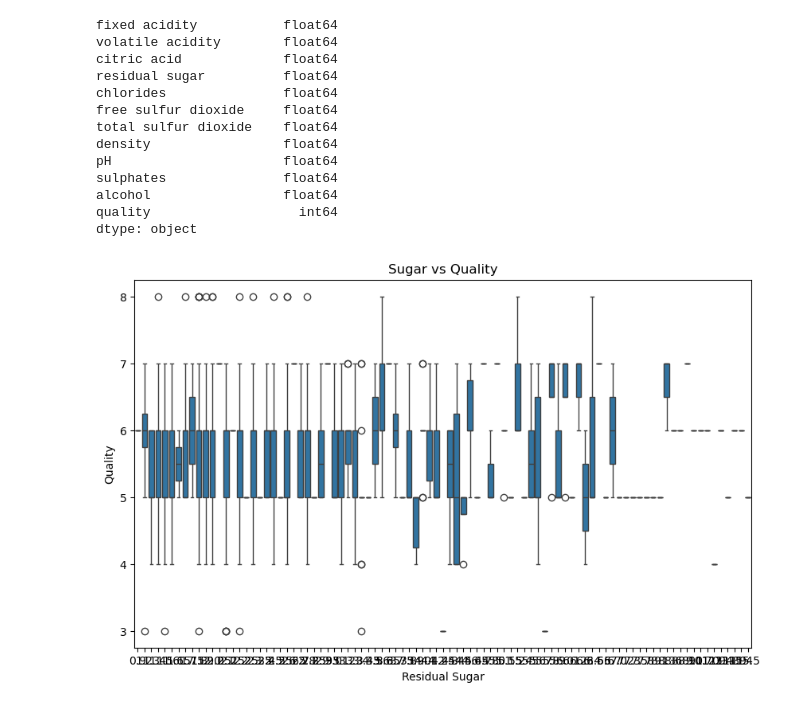
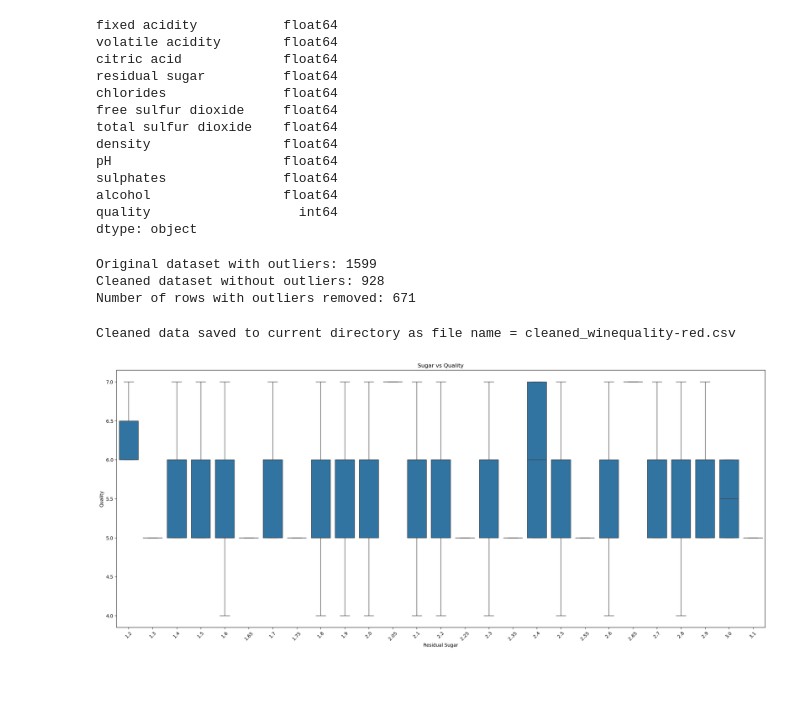
Before and after one commit to ramprashant66/CSC177_Poject1, a Jupyter notebook: assignment 2/Assignment2.ipynb, the cells around one changed output. Drawn from its saved outputs; the diff is of its cells as text; code cells hidden in the pictures; blank space fills up the shorter version.

Commit message:
Added Loan-Amount dataset with all preprocessing done (missing data, duplicates, outliers, hot-encoding and balancing). Completed the coding part of part (a) - Single and multiple regression.

```diff
--- a/assignment 2/Assignment2.ipynb
+++ b/assignment 2/Assignment2.ipynb
@@ -157,26 +164,49 @@ dtype: object
 '''This codes will remove any outliers in the data using z-score method. Out threshold is 3.0. Any data point with a z-score greater than 3.0 will
 be removed.'''
 
-import numpy
-from scipy import stats
+columns = data.select_dtypes(include=['float64', 'int64']).columns
+with_outliers = data
 
-# our data only contains float64 and int64 data type
-with_outliers = data.select_dtypes(include=['float64', 'int64'])
-z_scores = numpy.abs(stats.zscore(with_outliers))
+#run this 5 times because for some reason it's unable to remove all the outliers in 3 loops.
+for i in range(0, 5):
+    for col in columns:
+        Q1 = with_outliers[col].quantile(0.25)
+        Q3 = with_outliers[col].quantile(0.75)
+        IQR = Q3 - Q1
 
-#clean data without outliers
-no_outliers = data[(z_scores < 3).all(axis=1)]
-data = no_outliers
+        lower_bound = Q1 - 1.5 * IQR
+        upper_bound = Q3 + 1.5 * IQR
+
+        with_outliers= with_outliers[(with_outliers[col] >= lower_bound) & (with_outliers[col] <= upper_bound)]
+        data = with_outliers
+
+print("Original dataset with outliers:", original_rows)
+print("Cleaned dataset without outliers:", with_outliers.shape[0])
+print("Number of rows with outliers removed:", original_rows - with_outliers.shape[0])
+# %% [output]
+Original dataset with outliers: 1599
+Cleaned dataset without outliers: 928
+Number of rows with outliers removed: 671
+# %%
+'''Save the cleaned dataset to a new csv file. This will be used for the linear regression model.'''
+try:
+    data.to_csv('cleaned_winequality-red.csv', index=False)
+    print("Cleaned data saved to current directory as file name = cleaned_winequality-red.csv")
+except Exception as e:
+    print("An error occurred while trying to save the cleaned data to a CSV file", e)
+# %% [output]
+Cleaned data saved to current directory as file name = cleaned_winequality-red.csv
 # %%
 '''
 This block plots the Sugar columns with the Quality column.
 '''
 #plot the data
-matPlot.figure(figsize=(10, 6))
+matPlot.figure(figsize=(25, 10))
 seaborn.boxplot(x='residual sugar', y='quality', data=data)
 matPlot.title('Sugar vs Quality')
 matPlot.xlabel('Residual Sugar')
 matPlot.ylabel('Quality')
+matPlot.xticks(rotation=45)
 matPlot.show()
 # %% [output]
-[figure, old version]
+[figure, new version]
```
Also changed, not shown: parts of 9 cells of this notebook, 5 other files.
